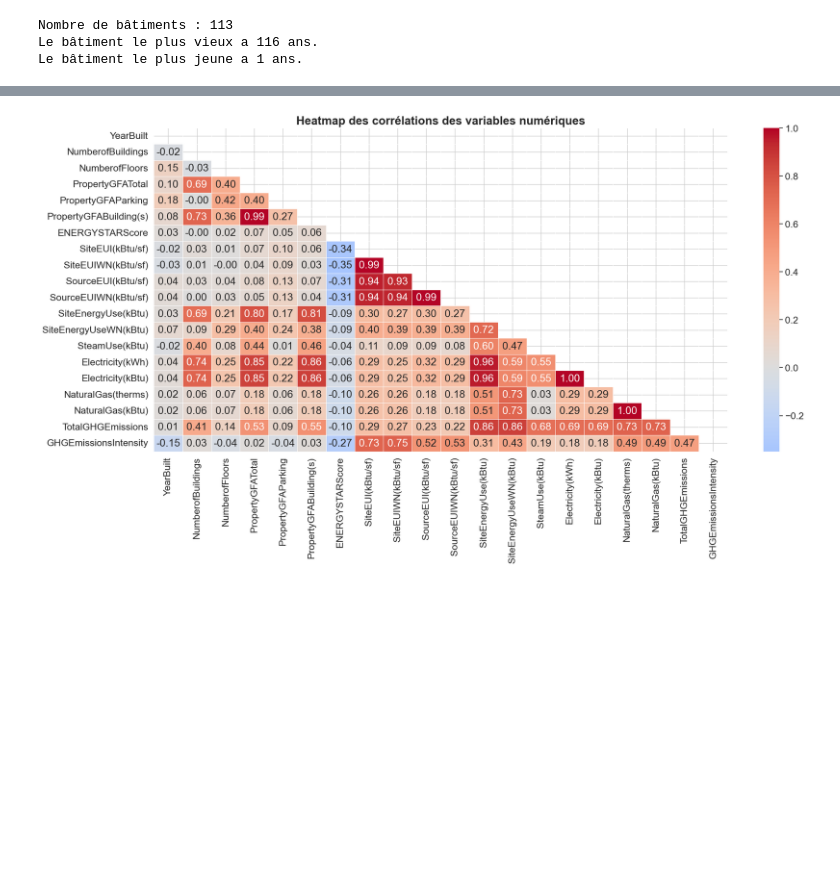
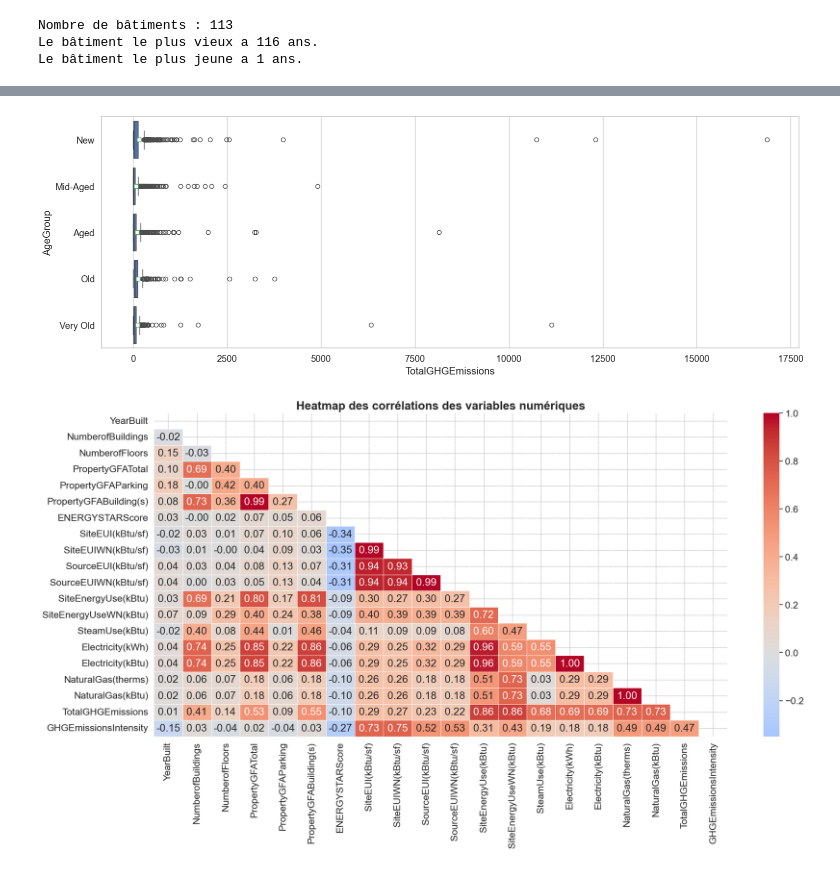
Before and after one commit to Ben10-som/ML-prediction-CO2, a Jupyter notebook: notebooks/02_Analyse_univariee.ipynb, the cells around one changed output, grey strips where cells are left out. Drawn from its saved outputs; the diff is of its cells as text; code cells hidden in the pictures; blank space fills up the shorter version.

```diff
--- a/notebooks/02_Analyse_univariee.ipynb
+++ b/notebooks/02_Analyse_univariee.ipynb
@@ -957,3 +1079,20 @@ plt.show()
+# %%
+sns.boxplot(y=df_raw['AgeGroup'],
+            x=df_raw['TotalGHGEmissions'],
+            data=df_raw[df_raw['TotalGHGEmissions'] != np.nan],
+            saturation=0.9,
+            order=["New", "Mid-Aged", "Aged", "Old", 'Very Old'],
+            showmeans=True,
+            meanprops={
+                "marker": "s",
+                "markerfacecolor": "white"
+            }
+            #color='darkred'
+            )
+
+plt.show()
+# %% [output]
+[figure, added]
 # %%
 # Calculer la matrice de corrélation
 corr_matrix = df_raw[numeric_vars].corr()
```
Also changed, not shown: parts of 30 cells of this notebook.
